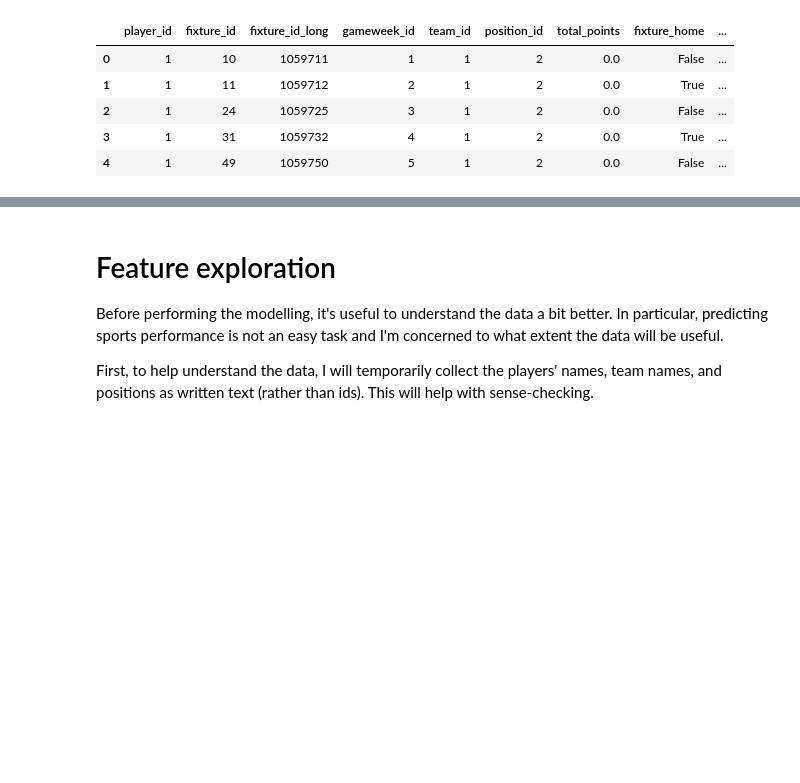
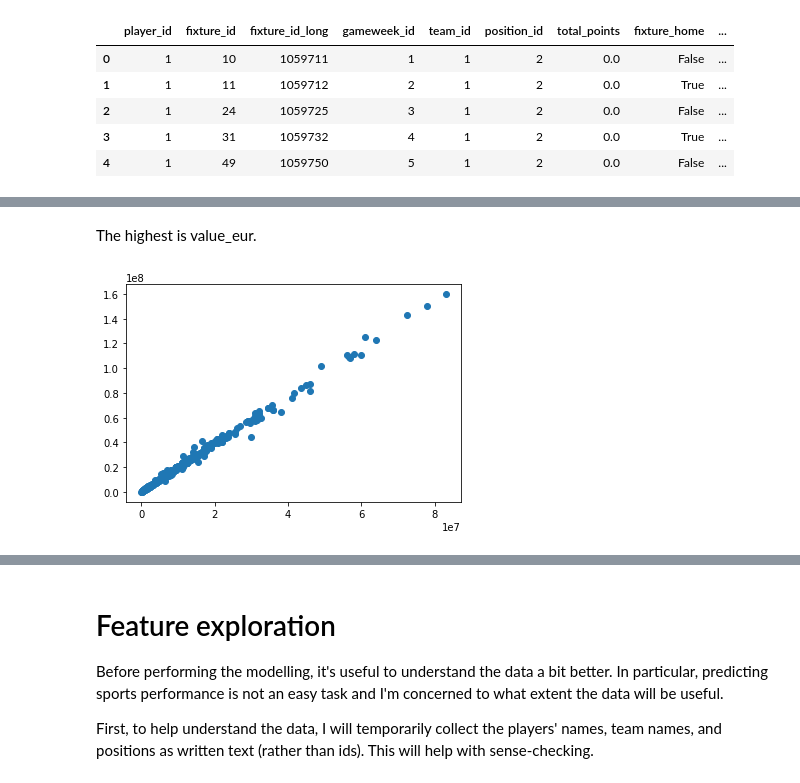
Before and after one commit to Hazzais/fantasy_premier_league, a Jupyter notebook: modelling/exploratory_analysis_and_feature_engineering.ipynb, the cells around one changed output, grey strips where cells are left out. Drawn from its saved outputs; the diff is of its cells as text; code cells hidden in the pictures; blank space fills up the shorter version.

```diff
--- a/modelling/exploratory_analysis_and_feature_engineering.ipynb
+++ b/modelling/exploratory_analysis_and_feature_engineering.ipynb
@@ -813,0 +803,8 @@ subset_data2\
+# %% [markdown]
+The highest is value_eur.
+# %%
+fig = plt.figure()
+plt.scatter(imp_train['value_eur'], imp_train['release_clause_eur'])
+plt.show()
+# %% [output]
+[figure, added]
```
Also changed, not shown: parts of 60 cells of this notebook.
